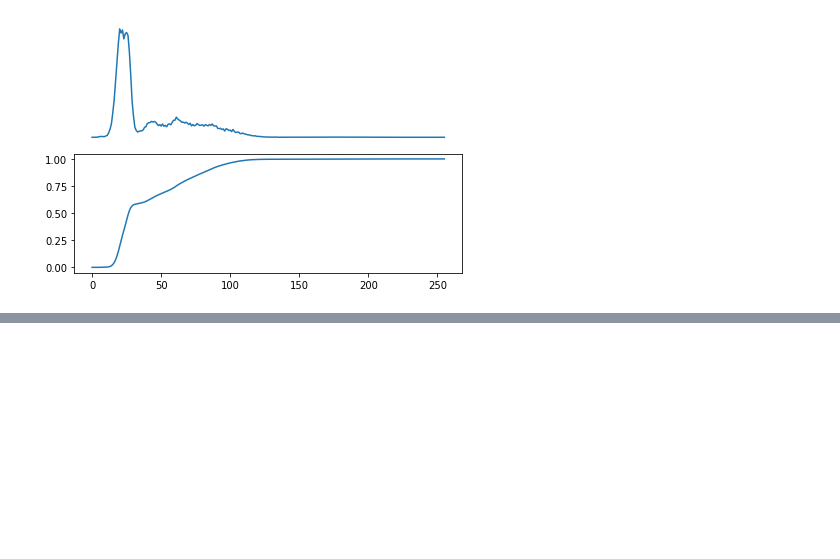
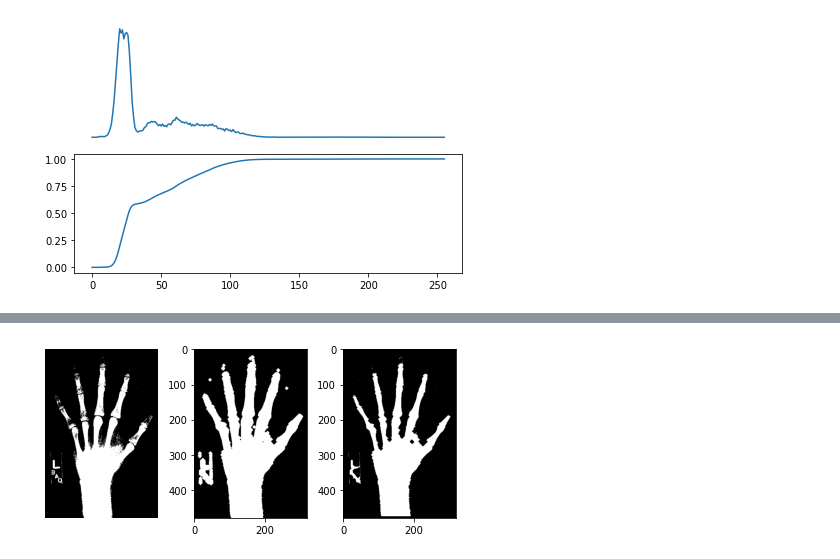
Before and after one commit to MohebZandi/Comupter_Vision, a Jupyter notebook: Biomedical_Image_Processing_Data_Camp.ipynb, the cells around one changed output, grey strips where cells are left out. Cells and saved outputs as stored; diff of their text form; code cells hidden in the pictures; blank space fills up the shorter version.

```diff
--- a/Biomedical_Image_Processing_Data_Camp.ipynb
+++ b/Biomedical_Image_Processing_Data_Camp.ipynb
@@ -337,0 +386,14 @@ format_and_render_plot()
+# %%
+# Create and tune bone mask
+mask_bone = im >=65
+mask_dilate = ndi.binary_dilation(mask_bone, iterations= 5)
+mask_closed = ndi.binary_closing(mask_bone, iterations= 5)
+
+# Plot masked images
+fig, axes = plt.subplots(1,3)
+axes[0].imshow(mask_bone, cmap= 'gray')
+axes[1].imshow(mask_dilate, cmap= 'gray')
+axes[2].imshow(mask_closed, cmap= 'gray')
+format_and_render_plot()
+# %% [output]
+[figure, added]
```
Also changed, not shown: parts of 3 cells of this notebook.
